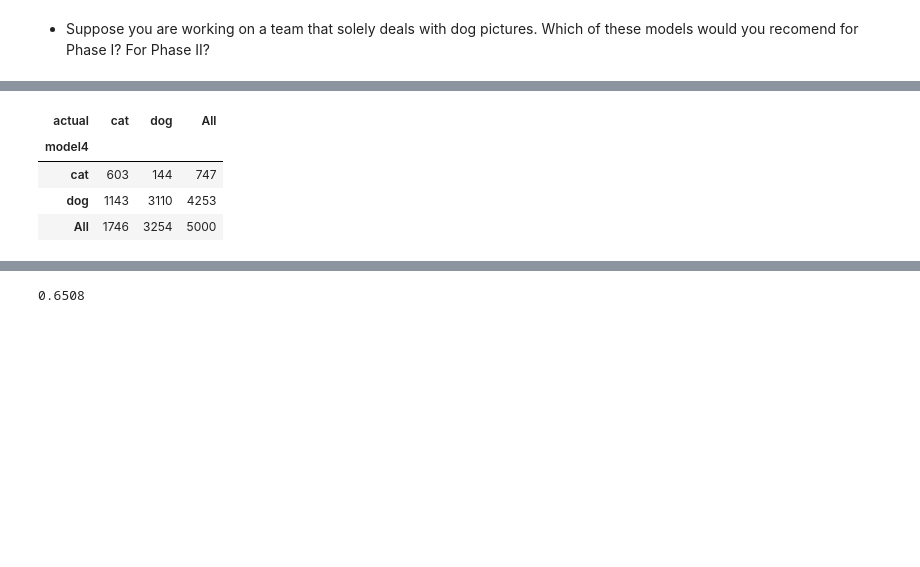
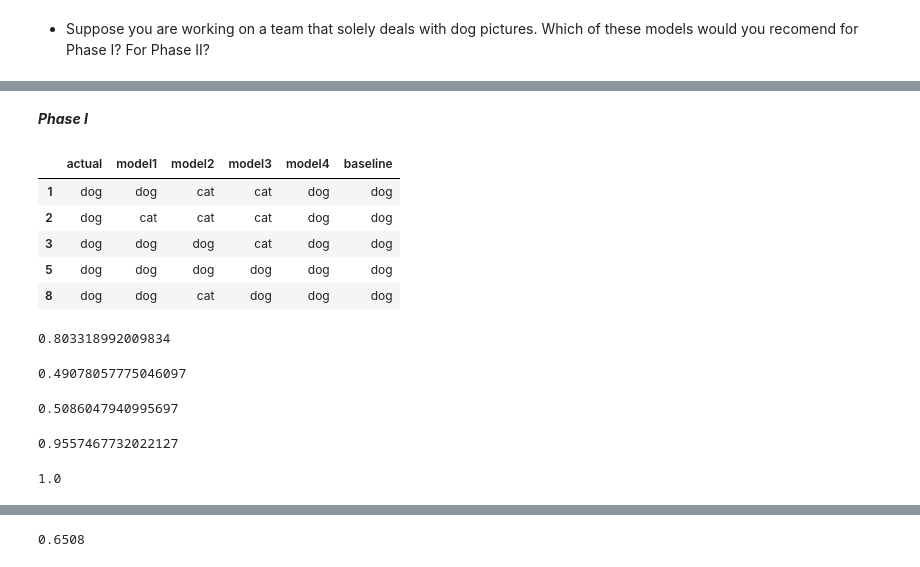
Before and after one commit to adam-talbot/classification-exercises, a Jupyter notebook: model_evaluation.ipynb, the cells around one changed output, grey strips where cells are left out. Drawn from its saved outputs; the diff is of its cells as text; code cells hidden in the pictures; blank space fills up the shorter version.

Commit message:
finished making changes to model evaluation exercises after class walkthrough

```diff
--- a/model_evaluation.ipynb
+++ b/model_evaluation.ipynb
@@ -586,8 +555,0 @@ pd.crosstab(df.model3, df.actual, margins=True)
-# %%
-pd.crosstab(df.model4, df.actual, margins=True)
-# %% [output]
-| actual | cat | dog | All |
-| model4 |  |  |  |
-| cat | 603 | 144 | 747 |
-| dog | 1143 | 3110 | 4253 |
-| All | 1746 | 3254 | 5000 |
@@ -599,0 +559,2 @@ pd.crosstab(df.model4, df.actual, margins=True)
+# %% [markdown]
+***Phase I***
@@ -599,0 +563,35 @@ pd.crosstab(df.model4, df.actual, margins=True)
+# %%
+subset = df[df.actual == 'dog']
+subset.head()
+# %% [output]
+|  | actual | model1 | model2 | model3 | model4 | baseline |
+| 1 | dog | dog | cat | cat | dog | dog |
+| 2 | dog | cat | cat | cat | dog | dog |
+| 3 | dog | dog | dog | cat | dog | dog |
+| 5 | dog | dog | dog | dog | dog | dog |
+| 8 | dog | dog | cat | dog | dog | dog |
+# %%
+# model 1 recall
+(subset.model1 == subset.actual).mean()
+# %% [output]
+0.803318992009834
+# %%
+# model 2 recall
+(subset.model2 == subset.actual).mean()
+# %% [output]
+0.49078057775046097
+# %%
+# model 3 recall
+(subset.model3 == subset.actual).mean()
+# %% [output]
+0.5086047940995697
+# %%
+# model 4 recall
+(subset.model4 == subset.actual).mean()
+# %% [output]
+0.9557467732022127
+# %%
+# baseline recall (not really meaningful here)
+(subset.baseline == subset.actual).mean()
+# %% [output]
+1.0
```
Also changed, not shown: parts of 33 cells of this notebook.
